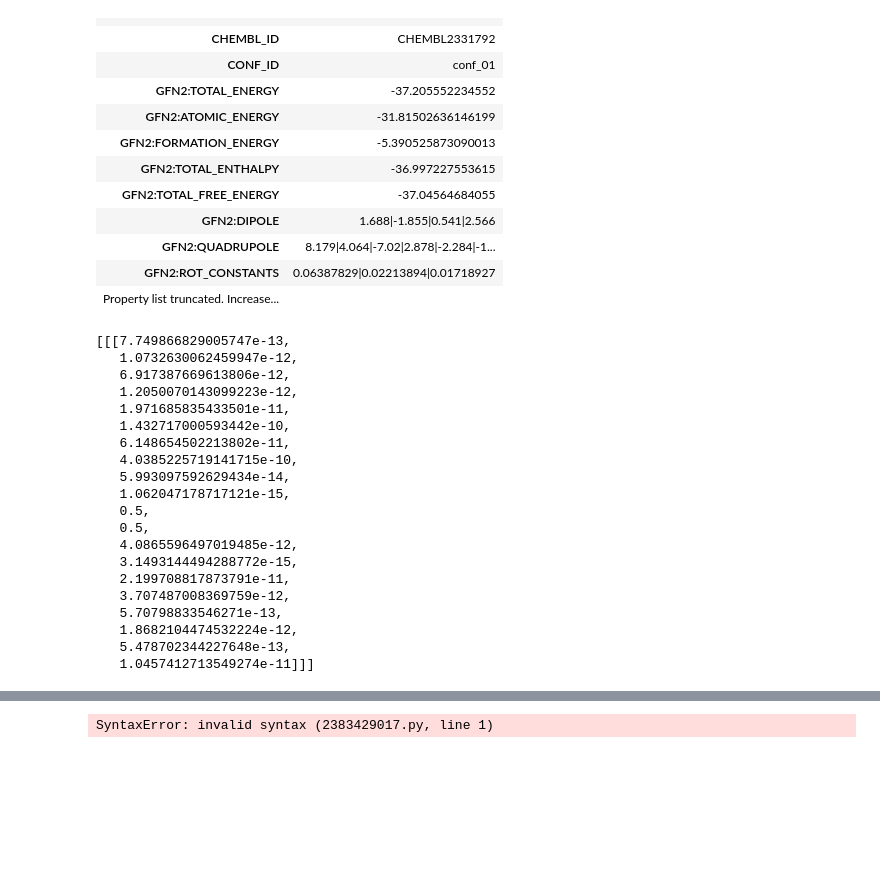
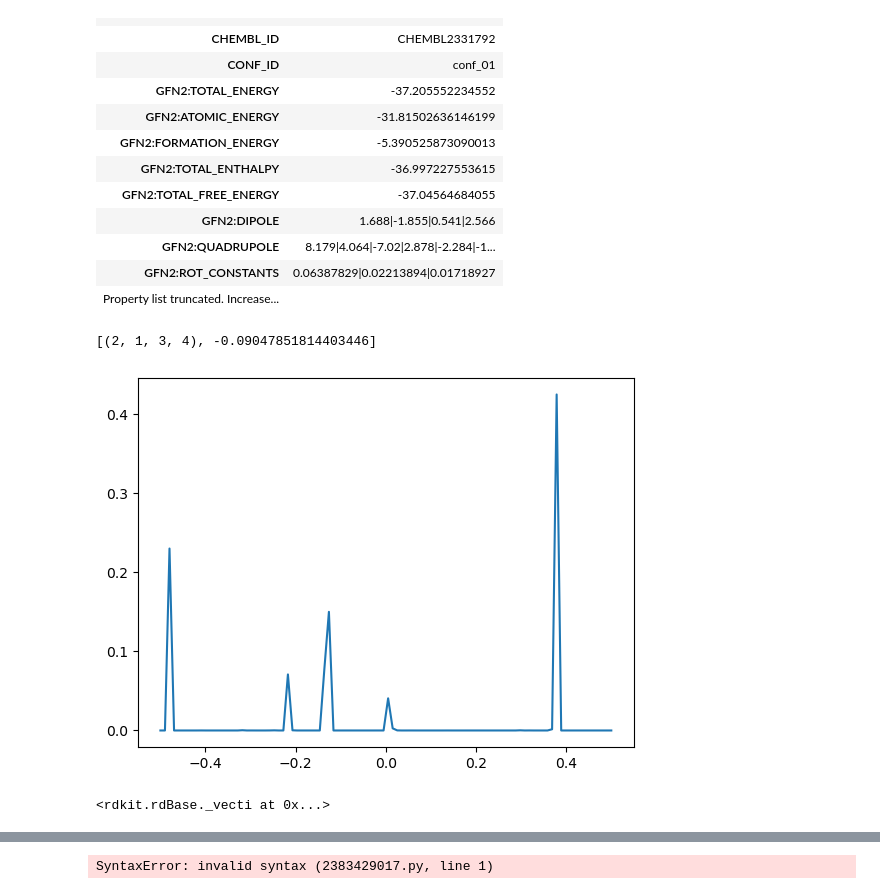
Before and after one commit to rinikerlab/DASH-tree, a Jupyter notebook: serenityff/charge/examples/02_train_ml_model.ipynb, the cells around one changed output, grey strips where cells are left out. Saved outputs shown, nothing was run; the diff lists cells and outputs as text; code cells hidden in the pictures; blank space fills up the shorter version.

```diff
--- a/serenityff/charge/examples/02_train_ml_model.ipynb
+++ b/serenityff/charge/examples/02_train_ml_model.ipynb
@@ -89,6 +92,7 @@ trainer.save_prefix = "./training/example"
 
 There are two possibilities to load/generate molecular graphs. Either, you load in previously generated graphs by using `Trainer.load_graphs_from_pt()` or you generate them from an .sdf file containing molecules and their charges, that are used for the training. See [prep_sdf_input.ipynb](prep_sdf_input.ipynb) for the preparation of said sdf files.
 # %%
-#trainer.load_graphs_from_pt(pt_file=pt_file)
+pt_file = "/home/kpaul/new_training_set170723.pt"
+trainer.load_graphs_from_pt(pt_file=pt_file)
 trainer.gen_torsion_grahs_from_sdf(sdf_file=sdf_file)
 trainer.prepare_training_data(train_ratio=0.8)
@@ -95,3 +103,15 @@ trainer.prepare_training_data(train_ratio=0.8)
+# %%
+new_data = []
+count=0
+for data in trainer.data:
+    if data.y.numel() != 0:
+        new_data.append(data)
+    count+=1
+    if count == 1000:
+        break
+# %%
+trainer.data = new_data
+trainer.prepare_training_data(train_ratio=0.8)
 # %%
 from serenityff.charge.gnn.utils.rdkit_helper import get_list_of_torsion_indices_tuples, get_all_torsion_angles
 # %%
@@ -134,6 +154,7 @@ To train a model, use the function `train_model()`. Specify epochs and batch siz
 This function saves you the train and eval losses in seperate files as well as the model's state dict after the training.
 # %%
 # if higher results is closer to suspected results in the end (still quite fast)
-epochs = 100
-train_loss, eval_loss = trainer.train_model(epochs=epochs,batch_size=32,verbose=True)
+trainer._loss_function = cross_entropy_loss
+epochs = 1000
+train_loss, eval_loss = trainer.train_model(epochs=epochs,batch_size=1,verbose=True)
 # %% [output]
@@ -178,28 +185,14 @@ supl[2]
+# %%
+mol = supl[4]
+plt.plot(np.linspace(-0.5,0.5,100,True),trainer.predict(mol)[0][0])
+get_all_torsion_angles(mol)[0]
+# %% [output]
+[(2, 1, 3, 4), -0.09047851814403446]
+[figure, added]
 # %%
-mol = Chem.MolFromSmiles('CCCC')
 mol = Chem.AddHs(mol)
-AllChem.EmbedMolecule(mol)
-trainer.predict(mol)
+AllChem.EmbedMultipleConfs(mol,numConfs=100,randomSeed=42)
 # %% [output]
-[[[7.749866829005747e-13,
-   1.0732630062459947e-12,
-   6.917387669613806e-12,
-   1.2050070143099223e-12,
-   1.971685835433501e-11,
-   1.432717000593442e-10,
-   6.148654502213802e-11,
-   4.0385225719141715e-10,
-   5.993097592629434e-14,
-   1.062047178717121e-15,
-   0.5,
-   0.5,
-   4.0865596497019485e-12,
-   3.1493144494288772e-15,
-   2.199708817873791e-11,
-   3.707487008369759e-12,
-   5.70798833546271e-13,
-   1.8682104474532224e-12,
-   5.478702344227648e-13,
-   1.0457412713549274e-11]]]
+<rdkit.rdBase._vecti at 0x...>
 # %%
 tors = []
```
Also changed, not shown: parts of 12 cells of this notebook, 2 other files.
